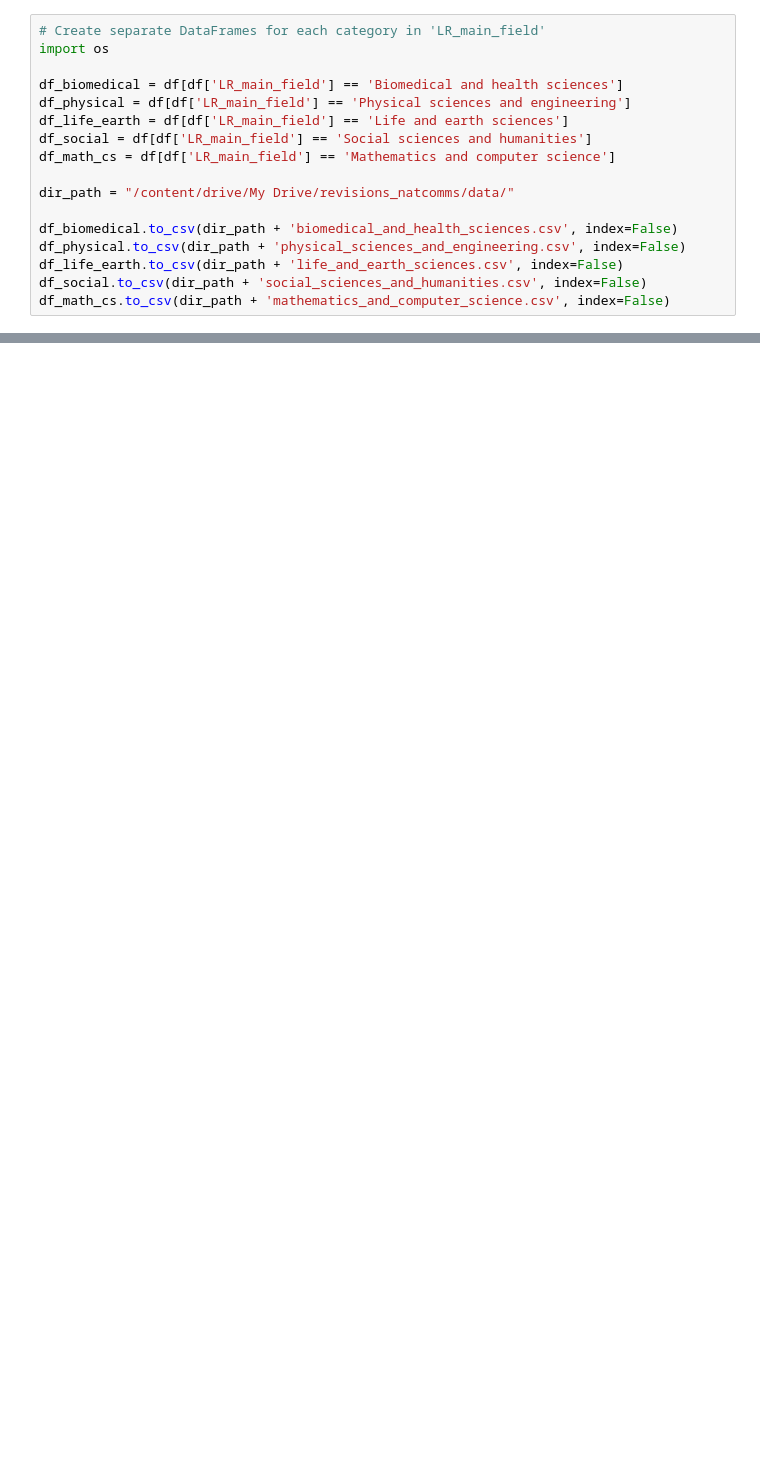
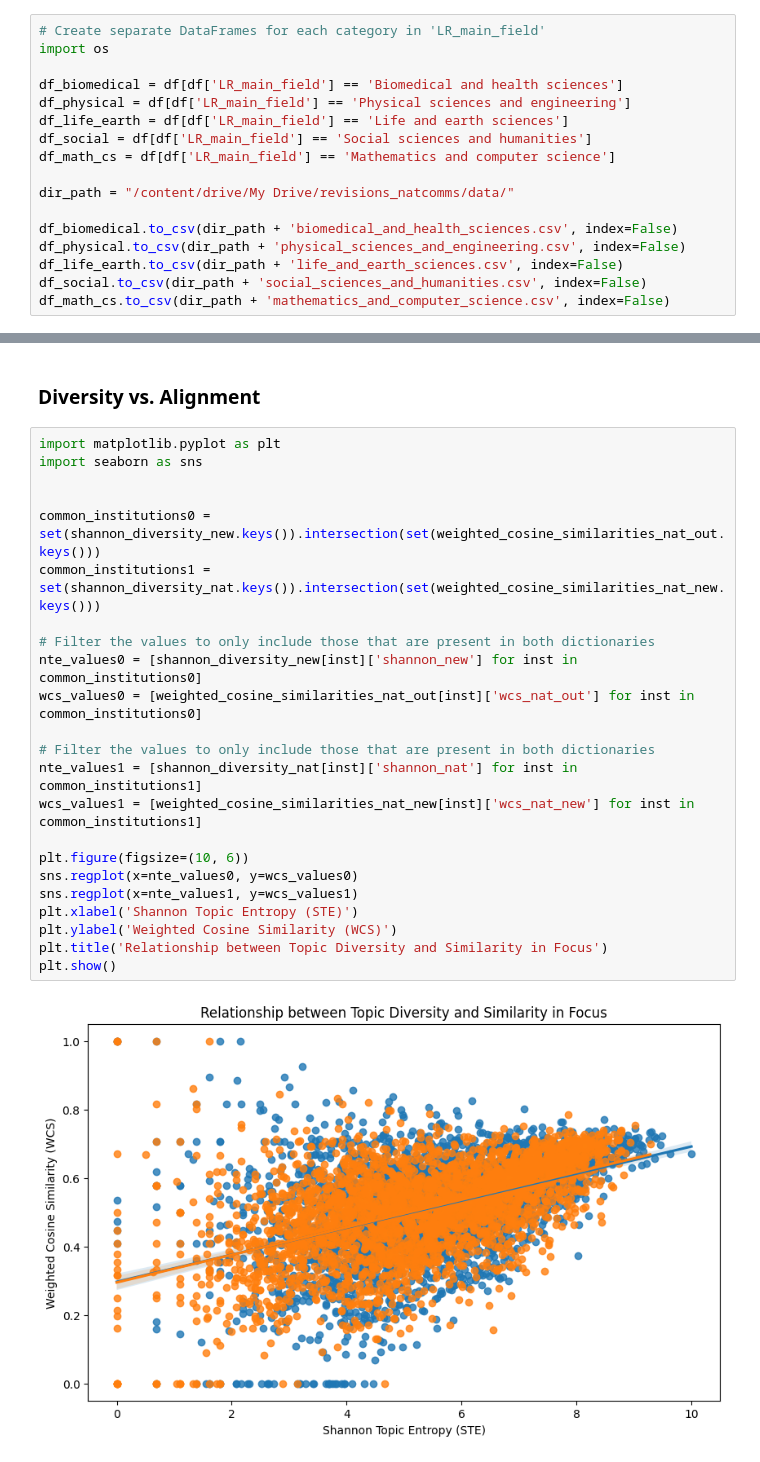
Before and after one commit to MarciaFG/alignment, a Jupyter notebook: 12172023_Cosine.ipynb, the cells around one changed output, grey strips where cells are left out. Drawn from its saved outputs; the diff is of its cells as text; blank space fills up the shorter version.

```diff
--- a/12172023_Cosine.ipynb
+++ b/12172023_Cosine.ipynb
@@ -224,0 +464,27 @@ cs = [dot(M_out_is[i, :], M_res_is[i, :])/(norm((M_out_is[i, :])*norm(M_res_is[i
+# %% [markdown]
+###  Diversity vs. Alignment
+# %%
+import matplotlib.pyplot as plt
+import seaborn as sns
+
+
+common_institutions0 = set(shannon_diversity_new.keys()).intersection(set(weighted_cosine_similarities_nat_out.keys()))
+common_institutions1 = set(shannon_diversity_nat.keys()).intersection(set(weighted_cosine_similarities_nat_new.keys()))
+
+# Filter the values to only include those that are present in both dictionaries
+nte_values0 = [shannon_diversity_new[inst]['shannon_new'] for inst in common_institutions0]
+wcs_values0 = [weighted_cosine_similarities_nat_out[inst]['wcs_nat_out'] for inst in common_institutions0]
+
+# Filter the values to only include those that are present in both dictionaries
+nte_values1 = [shannon_diversity_nat[inst]['shannon_nat'] for inst in common_institutions1]
+wcs_values1 = [weighted_cosine_similarities_nat_new[inst]['wcs_nat_new'] for inst in common_institutions1]
+
+plt.figure(figsize=(10, 6))
+sns.regplot(x=nte_values0, y=wcs_values0)
+sns.regplot(x=nte_values1, y=wcs_values1)
+plt.xlabel('Shannon Topic Entropy (STE)')
+plt.ylabel('Weighted Cosine Similarity (WCS)')
+plt.title('Relationship between Topic Diversity and Similarity in Focus')
+plt.show()
+# %% [output]
+[figure, added]
```
Also changed, not shown: parts of 22 cells of this notebook.
